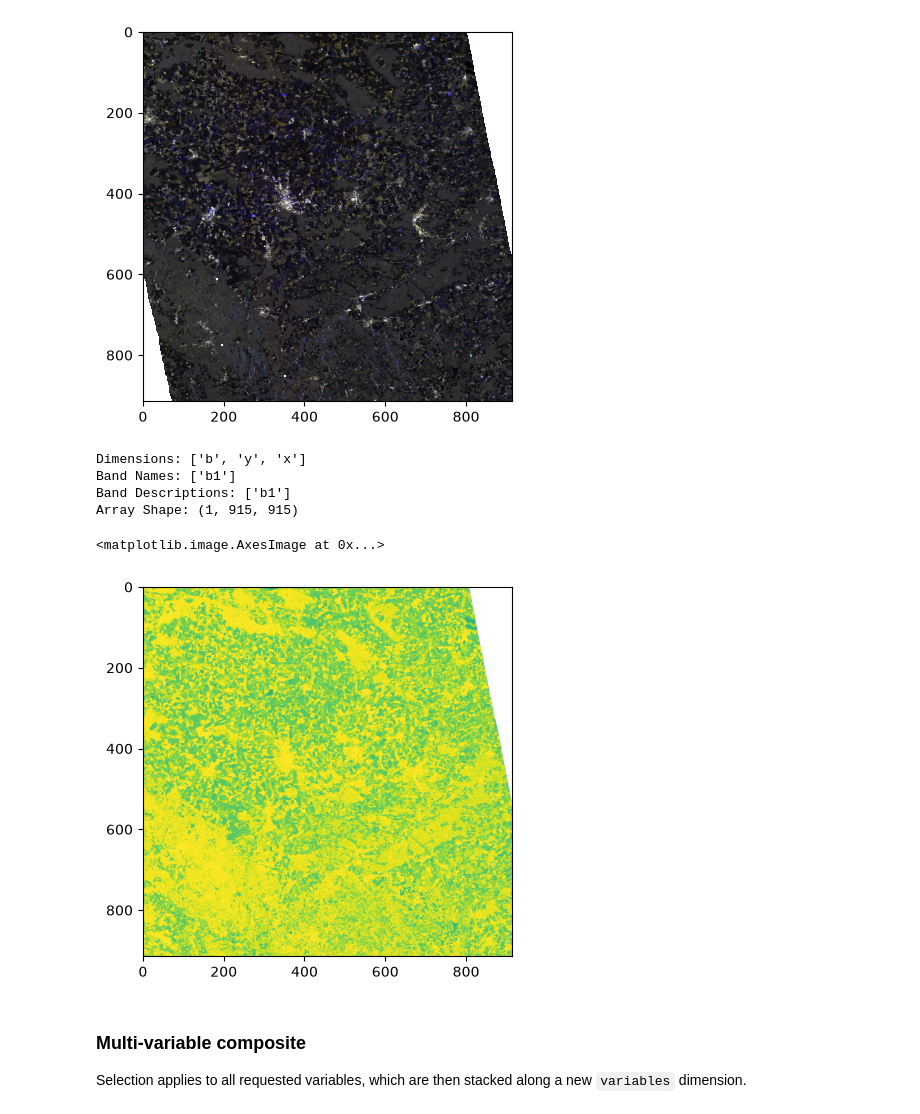
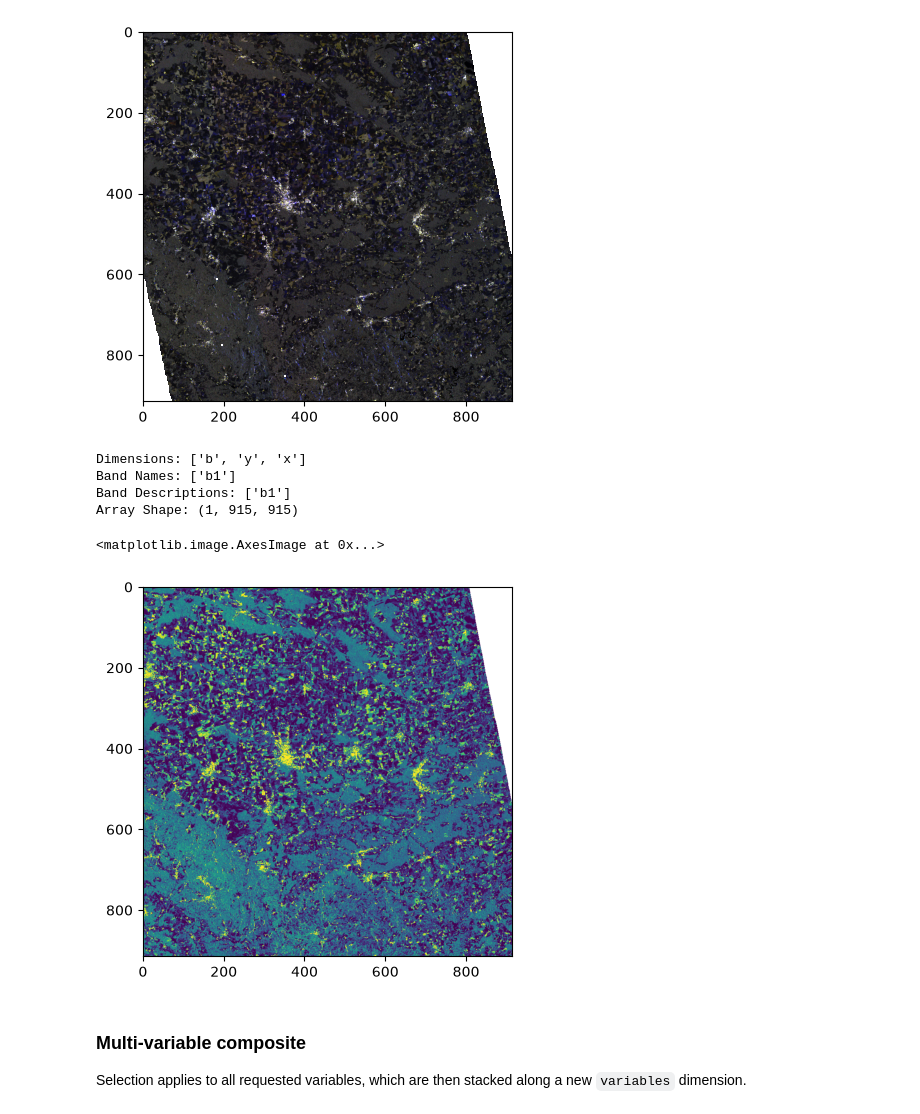
Before and after one commit to cogeotiff/rio-tiler, a Jupyter notebook: docs/src/examples/Working-with-GeoZarr.ipynb, the cells around one changed output. Saved outputs shown, nothing was run; the diff lists cells and outputs as text; code cells hidden in the pictures.

```diff
--- a/docs/src/examples/Working-with-GeoZarr.ipynb
+++ b/docs/src/examples/Working-with-GeoZarr.ipynb
@@ -296,22 +329,25 @@ Array Shape: (3, 915, 915)
 # %%
 # Select a specific time slice
 # Note: because the `time` dimension has no coordinates, selection is done by position
+# (here the first time step)
 img = await reader.preview(
-    variables=["ascending:vv"], sel=[{"dimension": "time", "values": 0}]
+    variables=["ascending:vv"],
+    sel=[{"dimension": "time", "values": 0}],
 )
 print("Dimensions:", img.dimensions)
 print("Band Names:", img.band_names)
 print("Band Descriptions:", img.band_descriptions)
-print("Array Shape:", img.array.shape)
+print("Array Shape:", img.array.shape)  # (1, height, width)
 
-imshow(img.data_as_image(), vmax=0.2)
+# Single band, displayed with matplotlib's default colormap
+imshow(img.data_as_image(), vmin=0.05, vmax=0.4)
 # %% [output]
 Dimensions: ['b', 'y', 'x']
 Band Names: ['b1']
 Band Descriptions: ['b1']
 Array Shape: (1, 915, 915)
 <matplotlib.image.AxesImage at 0x...>
-[figure, old version]
+[figure, new version]
 # %% [markdown]
 ### Multi-variable composite
 
```
Also changed, not shown: parts of 15 cells of this notebook.
